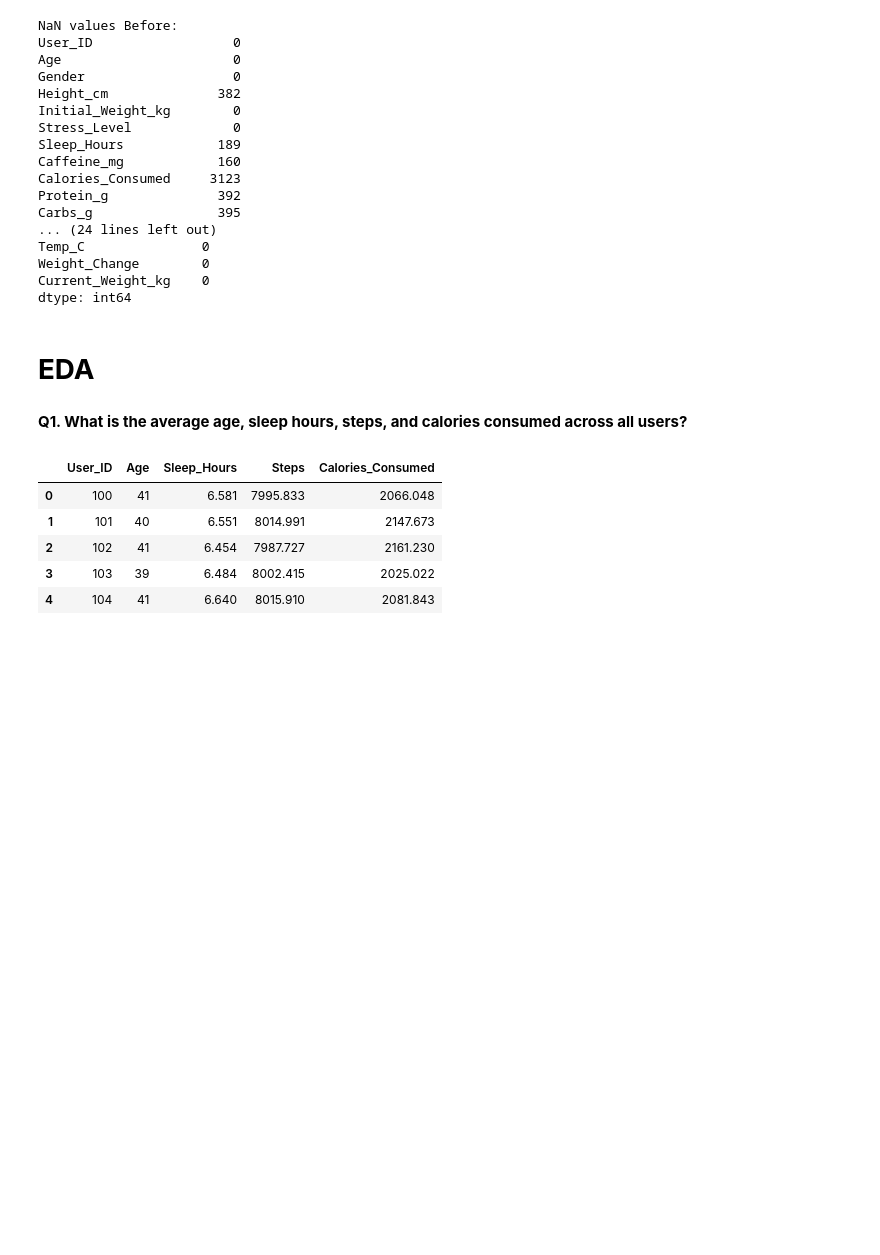
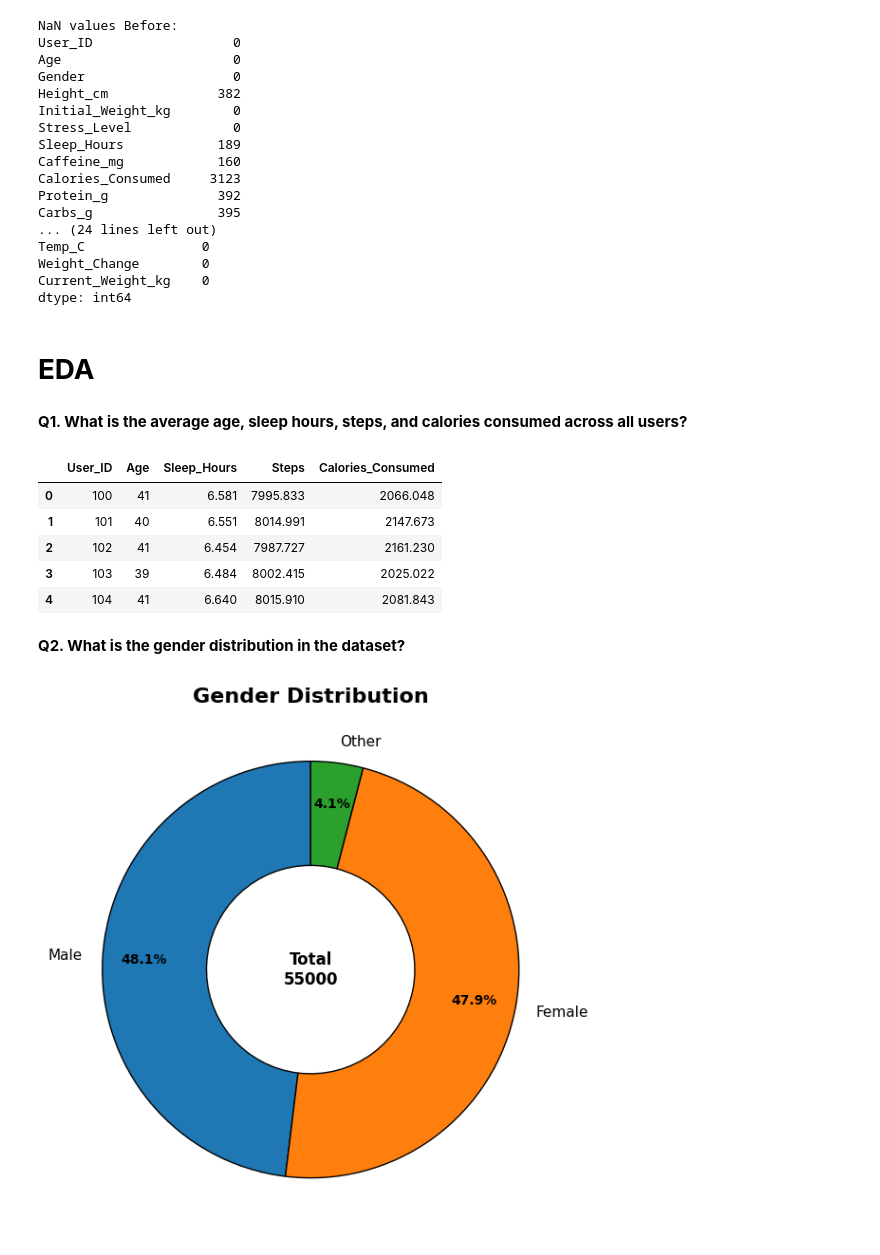
Before and after one commit to Abhaypanchal5/Data-Analytics-Portfolio, a Jupyter notebook: 04_End-To-End-Project/LifeStyle/NoteBook/LifeStyle.ipynb, the cells around one changed output. Drawn from its saved outputs; the diff is of its cells as text; code cells hidden in the pictures; blank space fills up the shorter version.

```diff
--- a/04_End-To-End-Project/LifeStyle/NoteBook/LifeStyle.ipynb
+++ b/04_End-To-End-Project/LifeStyle/NoteBook/LifeStyle.ipynb
@@ -170,3 +170,38 @@ df_avg.head()
 | 2 | 102 | 41 | 6.454 | 7987.727 | 2161.230 |
 | 3 | 103 | 39 | 6.484 | 8002.415 | 2025.022 |
 | 4 | 104 | 41 | 6.640 | 8015.910 | 2081.843 |
+# %% [markdown]
+**Q2. What is the gender distribution in the dataset?**
+# %%
+df_gen = df_copy['Gender'].value_counts()
+
+fig, ax = plt.subplots(figsize=(6,6))
+
+wedges, texts, autotexts = ax.pie(
+    df_gen.values,
+    labels=df_gen.index,
+    autopct='%1.1f%%',
+    startangle=90,
+    wedgeprops={'width':0.5, 'edgecolor':'black'},
+    pctdistance=0.8
+)
+
+# Improve text styling
+for text in texts:
+    text.set_fontsize(11)
+
+for autotext in autotexts:
+    autotext.set_fontsize(10)
+    autotext.set_weight('bold')
+
+# Center text (nice touch)
+ax.text(0, 0, f"Total\n{df_gen.sum()}",
+        ha='center', va='center', fontsize=12, weight='bold')
+
+ax.set_title("Gender Distribution", fontsize=16, weight='bold')
+ax.axis('equal')
+
+plt.tight_layout()
+plt.show()
+# %% [output]
+[figure, added]
```
Also changed, not shown: parts of 4 cells of this notebook.
